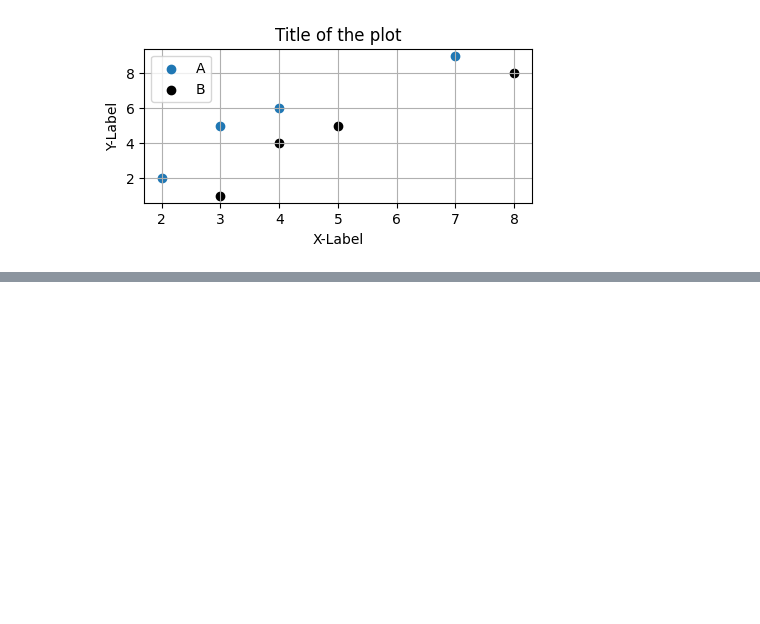
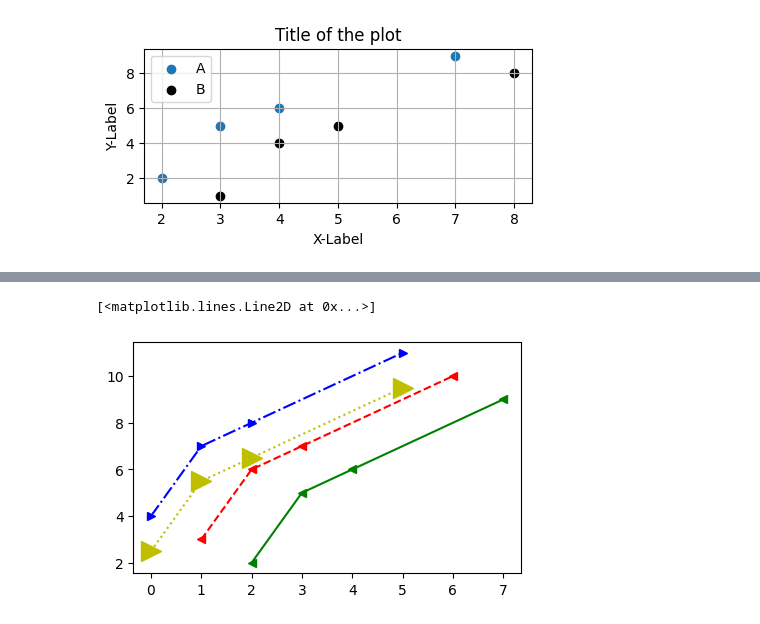
Before and after one commit to janak37/demo, a Jupyter notebook: 18.matplotlib.ipynb, the cells around one changed output, grey strips where cells are left out. Cells and saved outputs as stored; diff of their text form; code cells hidden in the pictures; blank space fills up the shorter version.

```diff
--- a/18.matplotlib.ipynb
+++ b/18.matplotlib.ipynb
@@ -30,0 +40,9 @@ plt.grid(axis='both')
+# %%
+plt.figure(figsize=(5,3)) # figsize=(width,height)
+plt.plot(x, y,"<-g") # scatter plot
+plt.plot(x-1, y+1,"<--r")
+plt.plot(x-2, y+2,">-.b")
+plt.plot(x-2, y+0.5,">:y", ms=15)
+# %% [output]
+[<matplotlib.lines.Line2D at 0x...>]
+[figure, added]
```
Also changed, not shown: parts of 10 cells of this notebook.
